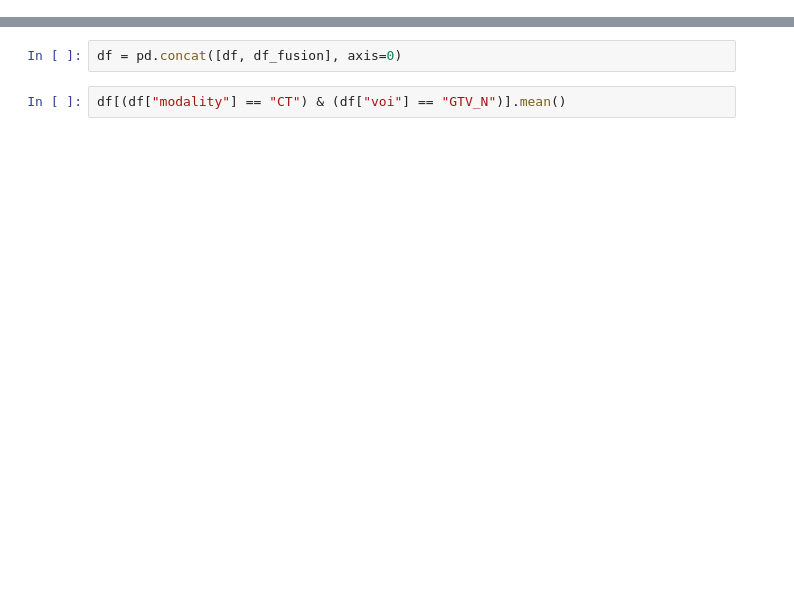
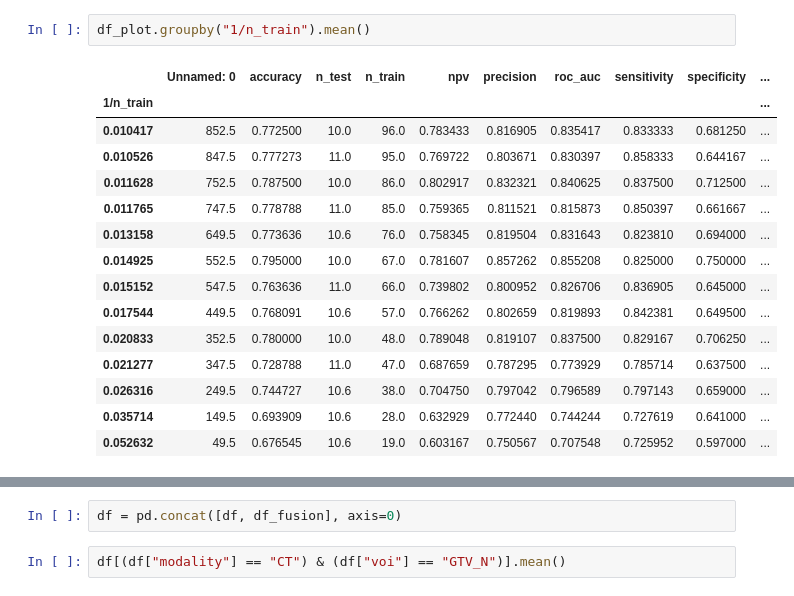
Before and after one commit to voreille/plc_segmentation, a Jupyter notebook: notebooks/analyze_results_radiomics.ipynb, the cells around one changed output, grey strips where cells are left out. Cells and saved outputs as stored; diff of their text form; blank space fills up the shorter version.

```diff
--- a/notebooks/analyze_results_radiomics.ipynb
+++ b/notebooks/analyze_results_radiomics.ipynb
@@ -15,0 +24,18 @@ df_suvmax = pd.read_csv("../results/radiomics/rkf_results/suvmax.csv")
+# %%
+df_plot.groupby("1/n_train").mean()
+# %% [output]
+|  | Unnamed: 0 | accuracy | n_test | n_train | npv | precision | roc_auc | sensitivity | specificity | ... |
+| 1/n_train |  |  |  |  |  |  |  |  |  | ... |
+| 0.010417 | 852.5 | 0.772500 | 10.0 | 96.0 | 0.783433 | 0.816905 | 0.835417 | 0.833333 | 0.681250 | ... |
+| 0.010526 | 847.5 | 0.777273 | 11.0 | 95.0 | 0.769722 | 0.803671 | 0.830397 | 0.858333 | 0.644167 | ... |
+| 0.011628 | 752.5 | 0.787500 | 10.0 | 86.0 | 0.802917 | 0.832321 | 0.840625 | 0.837500 | 0.712500 | ... |
+| 0.011765 | 747.5 | 0.778788 | 11.0 | 85.0 | 0.759365 | 0.811521 | 0.815873 | 0.850397 | 0.661667 | ... |
+| 0.013158 | 649.5 | 0.773636 | 10.6 | 76.0 | 0.758345 | 0.819504 | 0.831643 | 0.823810 | 0.694000 | ... |
+| 0.014925 | 552.5 | 0.795000 | 10.0 | 67.0 | 0.781607 | 0.857262 | 0.855208 | 0.825000 | 0.750000 | ... |
+| 0.015152 | 547.5 | 0.763636 | 11.0 | 66.0 | 0.739802 | 0.800952 | 0.826706 | 0.836905 | 0.645000 | ... |
+| 0.017544 | 449.5 | 0.768091 | 10.6 | 57.0 | 0.766262 | 0.802659 | 0.819893 | 0.842381 | 0.649500 | ... |
+| 0.020833 | 352.5 | 0.780000 | 10.0 | 48.0 | 0.789048 | 0.819107 | 0.837500 | 0.829167 | 0.706250 | ... |
+| 0.021277 | 347.5 | 0.728788 | 11.0 | 47.0 | 0.687659 | 0.787295 | 0.773929 | 0.785714 | 0.637500 | ... |
+| 0.026316 | 249.5 | 0.744727 | 10.6 | 38.0 | 0.704750 | 0.797042 | 0.796589 | 0.797143 | 0.659000 | ... |
+| 0.035714 | 149.5 | 0.693909 | 10.6 | 28.0 | 0.632929 | 0.772440 | 0.744244 | 0.727619 | 0.641000 | ... |
+| 0.052632 | 49.5 | 0.676545 | 10.6 | 19.0 | 0.603167 | 0.750567 | 0.707548 | 0.725952 | 0.597000 | ... |
```
Also changed, not shown: parts of 38 cells of this notebook, 6 other files.
